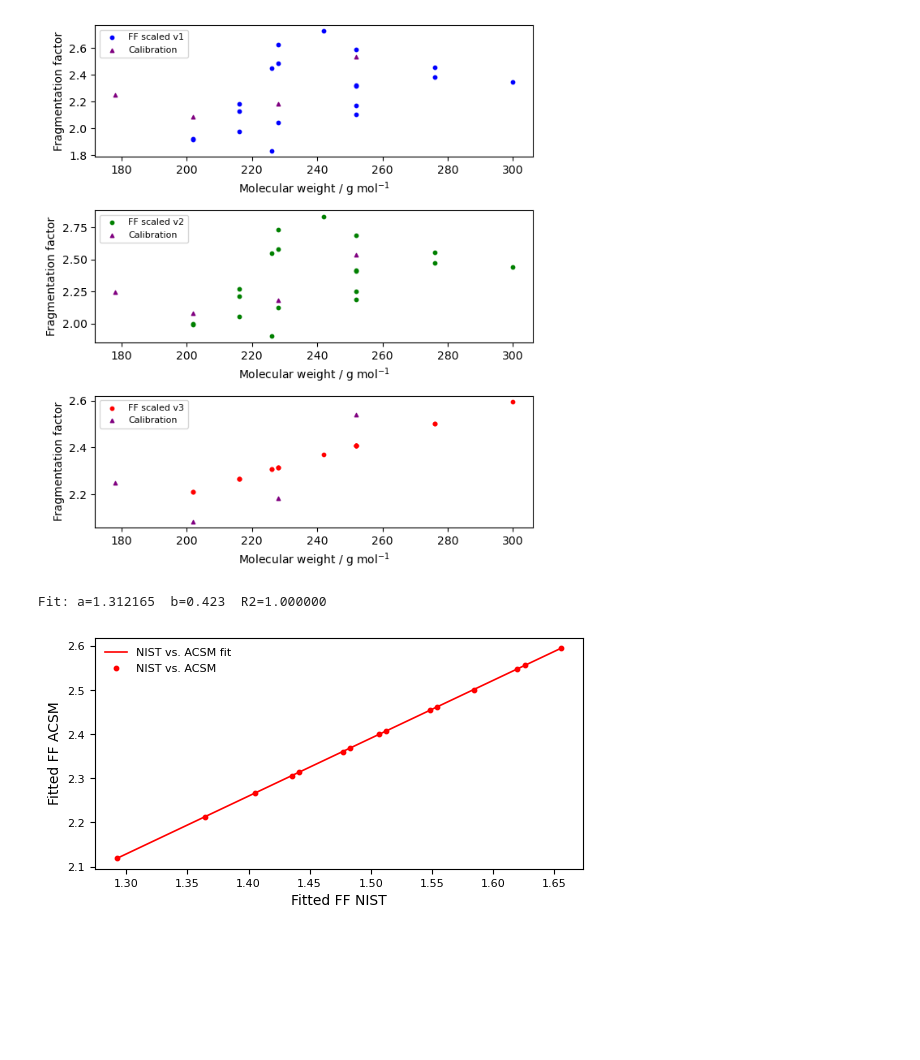
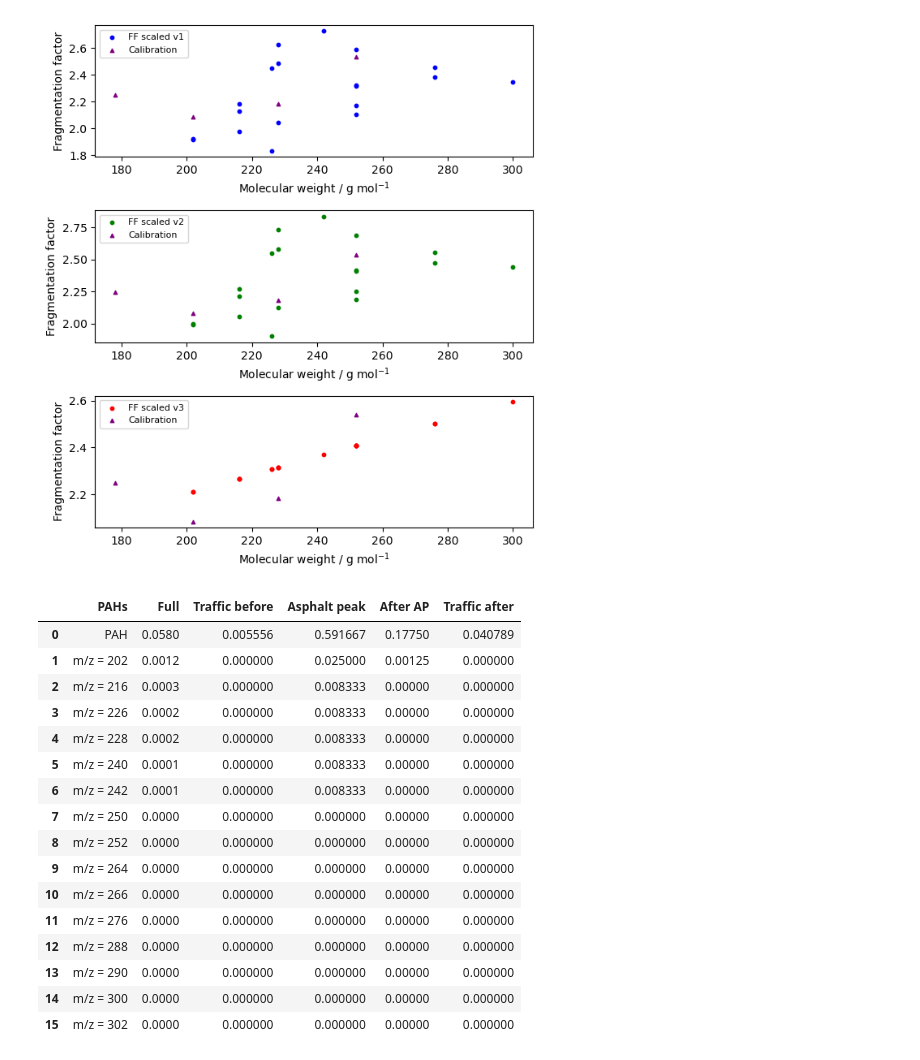
Before and after one commit to Normann25/NFA_project, a Jupyter notebook: cal.ipynb, the cells around one changed output. Saved outputs shown, nothing was run; the diff lists cells and outputs as text; code cells hidden in the pictures; blank space fills up the shorter version.

```diff
--- a/cal.ipynb
+++ b/cal.ipynb
@@ -13,8 +15,10 @@ from cal import *
 # %%
 parent_path = '../../../' # How many folders do you have to go back before you are out of the P: drive?
-path = 'L:/PG-Nanoteknologi/PROJEKTER/EPA-asfaltprojekt/On-line PAH Projekt KU/ACSM/Calibration/'
+path_cal = 'L:/PG-Nanoteknologi/PROJEKTER/EPA-asfaltprojekt/On-line PAH Projekt KU/ACSM/Calibration/'
+path_PAH = 'L:/PG-Nanoteknologi/PROJEKTER/EPA-asfaltprojekt/On-line PAH Projekt KU/ACSM/PAH/'
 
-MS = read_data(path, parent_path)
+PAH_est = read_data(path_PAH, parent_path, 'Time')
+MS = read_cal_spec(path_cal, parent_path)
 FF_NIST = pd.read_csv('FF_NIST.csv', index_col = 0)
 
 MWs = [178, 202, 228, 252]
@@ -256,19 +260,3 @@ plt.show
 # %% [output]
 <function matplotlib.pyplot.show(close=None, block=None)>
 [figure]
-# %%
-fit_dict = {'FF': fit}
-
-df_keys = [['NIST FF', 'ACSM FF']]
-a_guess = [1]
-b_guess = [1]
-labels = ['NIST vs. ACSM']
-colors = ['red']
-ax_labels = ['Fitted FF NIST', 'Fitted FF ACSM']
-
-fig, ax = plt.subplots(figsize = (6.3, 3))
-
-a_NIST_ACSM, b_NIST_ACSM, fit_NIST_ACSM = plot_with_LinReg(ax, fit_dict, df_keys, fit['NIST FF'], a_guess, b_guess, labels, colors, False, ax_labels)
-# %% [output]
-Fit: a=1.312165  b=0.423  R2=1.000000
-[figure, removed]
@@ -274,0 +282,6 @@ Fit: a=1.312165  b=0.423  R2=1.000000
+# %%
+timestamps_PAH = np.array([['08:00:1', '08:15:', '08:55:', '09:05:', '09:06:1', '09:13:', '10:00:', '10:15:1'],    # Greve
+                           ['09:17:1', '09:47:1', '10:40:', '10:47:1', '11:05:1', '11:08:', '11:15:1', '11:30:'],    # Indiakaj d. 13
+                           ['07:40:0', '07:55:', '08:35:', '08:43:', '08:44:0', '08:55:', '09:15:', '09:30:0'],    # Indiakaj d. 14
+                           ['11:30:', '12:00:', '12:43:1', '12:45:1', '12:47:1', '13:00:', '13:20:', '13:33:1'],    # Vesterbrogade d. 12
+                           ['11:05:0', '11:30:', '11:55:0', '12:00:', '12:10:', '12:20:', '12:40:', '12:55:1']])   # Vesterbrogade d. 13
@@ -274,0 +337,24 @@ Fit: a=1.312165  b=0.423  R2=1.000000
+# %%
+path_scaled_conc = 'L:/PG-Nanoteknologi/PROJEKTER/EPA-asfaltprojekt/On-line PAH Projekt KU/'
+
+test = mean_conc(PAH_est, timestamps_PAH, path_scaled_conc, parent_path)
+
+display(test['Vesterbrogade 120623'])
+# %% [output]
+|  | PAHs | Full | Traffic before | Asphalt peak | After AP | Traffic after |
+| 0 | PAH | 0.0580 | 0.005556 | 0.591667 | 0.17750 | 0.040789 |
+| 1 | m/z = 202 | 0.0012 | 0.000000 | 0.025000 | 0.00125 | 0.000000 |
+| 2 | m/z = 216 | 0.0003 | 0.000000 | 0.008333 | 0.00000 | 0.000000 |
+| 3 | m/z = 226 | 0.0002 | 0.000000 | 0.008333 | 0.00000 | 0.000000 |
+| 4 | m/z = 228 | 0.0002 | 0.000000 | 0.008333 | 0.00000 | 0.000000 |
+| 5 | m/z = 240 | 0.0001 | 0.000000 | 0.008333 | 0.00000 | 0.000000 |
+| 6 | m/z = 242 | 0.0001 | 0.000000 | 0.008333 | 0.00000 | 0.000000 |
+| 7 | m/z = 250 | 0.0000 | 0.000000 | 0.000000 | 0.00000 | 0.000000 |
+| 8 | m/z = 252 | 0.0000 | 0.000000 | 0.000000 | 0.00000 | 0.000000 |
+| 9 | m/z = 264 | 0.0000 | 0.000000 | 0.000000 | 0.00000 | 0.000000 |
+| 10 | m/z = 266 | 0.0000 | 0.000000 | 0.000000 | 0.00000 | 0.000000 |
+| 11 | m/z = 276 | 0.0000 | 0.000000 | 0.000000 | 0.00000 | 0.000000 |
+| 12 | m/z = 288 | 0.0000 | 0.000000 | 0.000000 | 0.00000 | 0.000000 |
+| 13 | m/z = 290 | 0.0000 | 0.000000 | 0.000000 | 0.00000 | 0.000000 |
+| 14 | m/z = 300 | 0.0000 | 0.000000 | 0.000000 | 0.00000 | 0.000000 |
+| 15 | m/z = 302 | 0.0000 | 0.000000 | 0.000000 | 0.00000 | 0.000000 |
```
Also changed, not shown: parts of 3 cells of this notebook, 2 other files.
